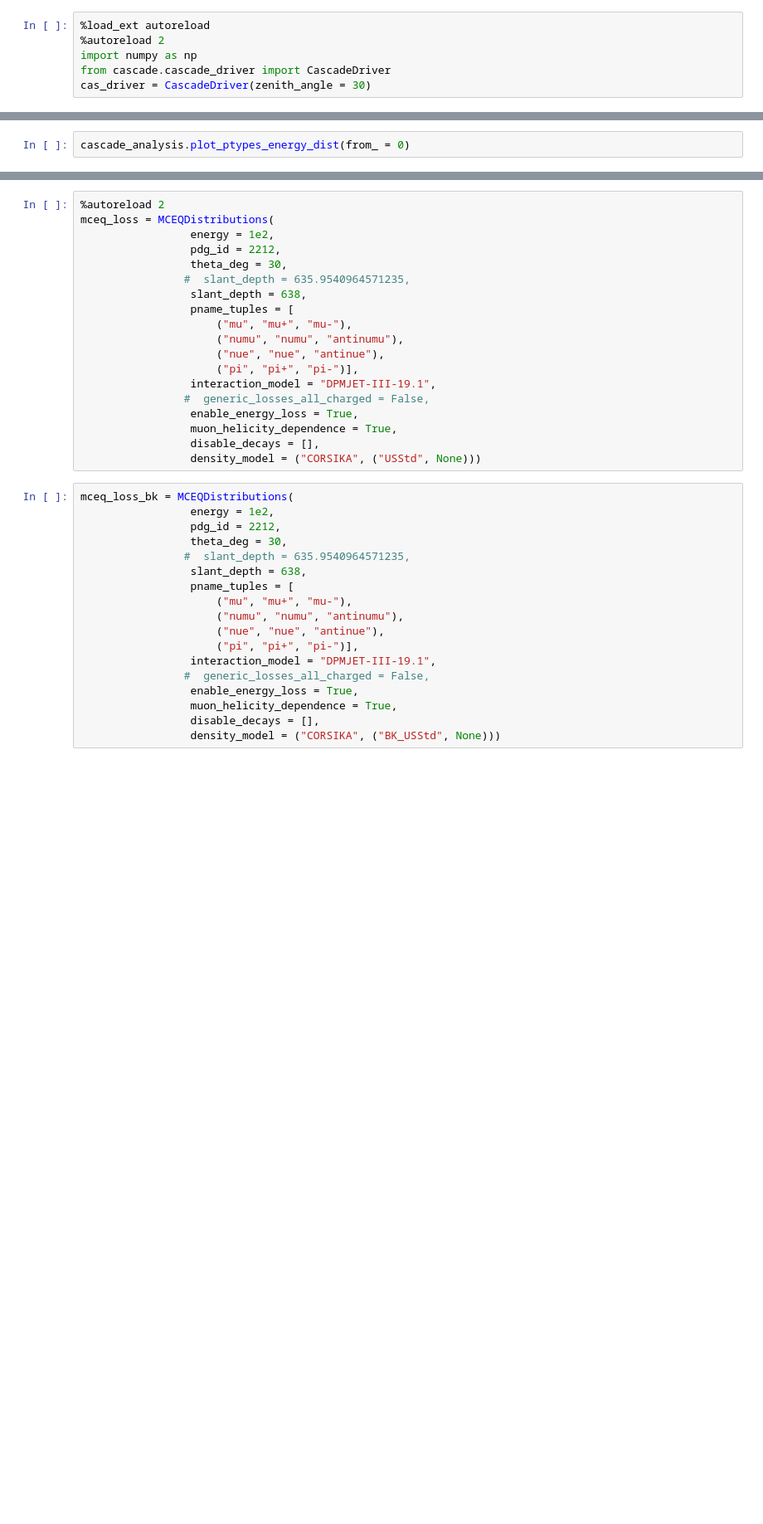
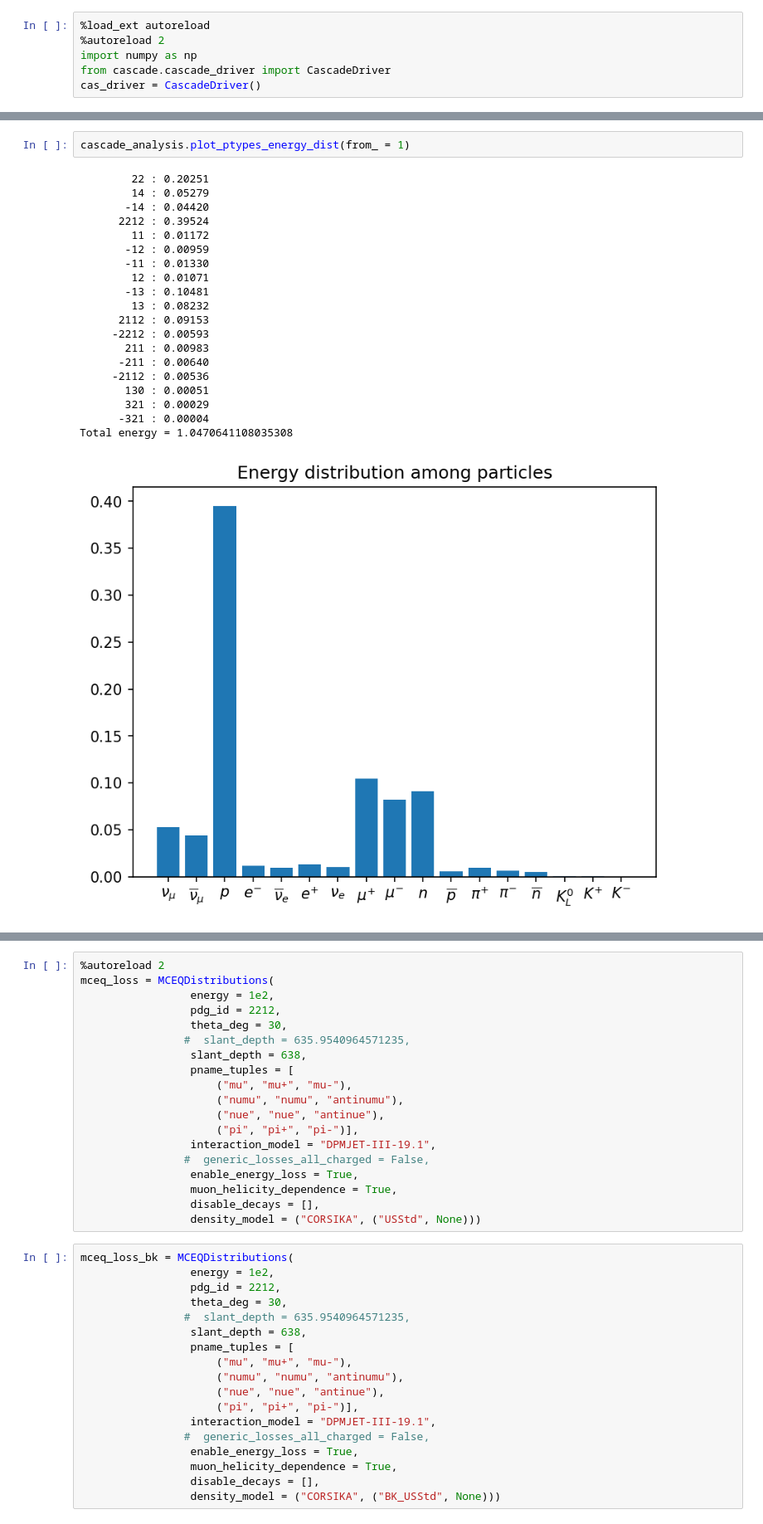
Before and after one commit to jncots/xmax_sigma, a Jupyter notebook: flincpy/test_cas_driver.ipynb, the cells around one changed output, grey strips where cells are left out. Shown at 83% size. Saved outputs shown, nothing was run; the diff lists cells and outputs as text; blank space fills up the shorter version.

```diff
--- a/flincpy/test_cas_driver.ipynb
+++ b/flincpy/test_cas_driver.ipynb
@@ -3,4 +3,4 @@
 %autoreload 2
 import numpy as np
 from cascade.cascade_driver import CascadeDriver
-cas_driver = CascadeDriver(zenith_angle = 30)
+cas_driver = CascadeDriver()
@@ -45,4 +158,25 @@ cascade_analysis.plot_ptypes_dist(from_ = 1)
 # %%
-cascade_analysis.plot_ptypes_energy_dist(from_ = 0)
+cascade_analysis.plot_ptypes_energy_dist(from_ = 1)
+# %% [output]
+        22 : 0.20251
+        14 : 0.05279
+       -14 : 0.04420
+      2212 : 0.39524
+        11 : 0.01172
+       -12 : 0.00959
+       -11 : 0.01330
+        12 : 0.01071
+       -13 : 0.10481
+        13 : 0.08232
+      2112 : 0.09153
+     -2212 : 0.00593
+       211 : 0.00983
+      -211 : 0.00640
+     -2112 : 0.00536
+       130 : 0.00051
+       321 : 0.00029
+      -321 : 0.00004
+Total energy = 1.0470641108035308
+[figure, added]
 # %%
 cascade_analysis.plot_energy()
```
Also changed, not shown: parts of 17 cells of this notebook, 18 other files.
